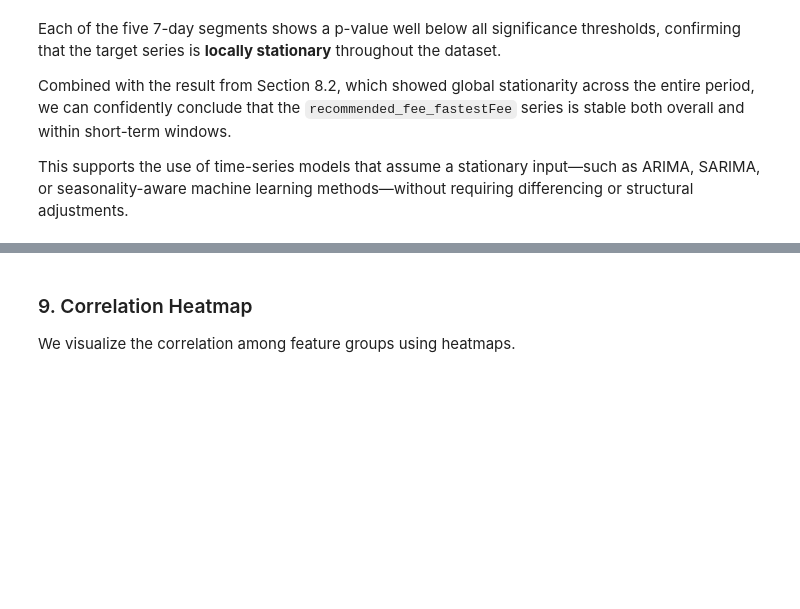
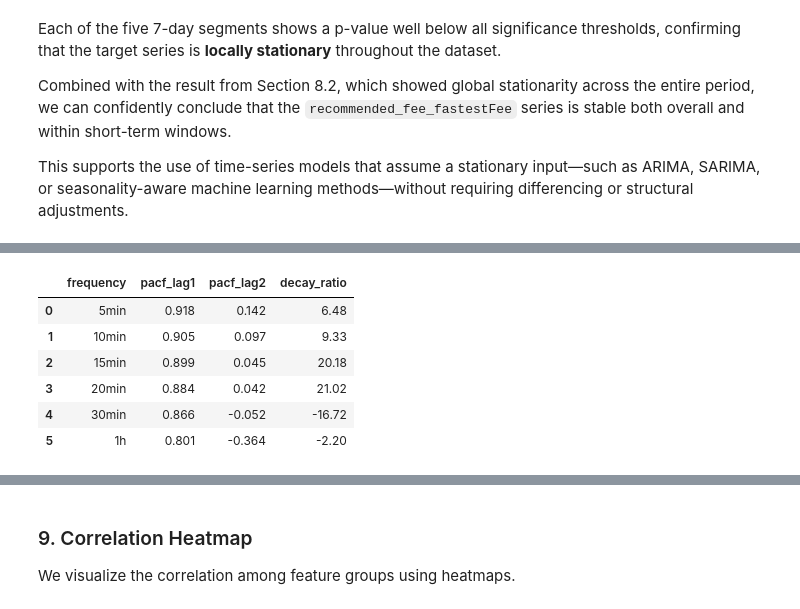
Before and after one commit to UBC-MDS/Capstone_SatCast_Trilemma, a Jupyter notebook: analysis/data_spec.ipynb, the cells around one changed output, grey strips where cells are left out. Saved outputs shown, nothing was run; the diff lists cells and outputs as text; code cells hidden in the pictures; blank space fills up the shorter version.

```diff
--- a/analysis/data_spec.ipynb
+++ b/analysis/data_spec.ipynb
@@ -643,0 +651,34 @@ We visualize autocorrelation patterns to support lag structure analysis.
+# %%
+freqs = ['5min', '10min', '15min', '20min', '30min', '1h']
+results = []
+
+for freq in freqs:
+    # Resample and drop NA
+    resampled = df['recommended_fee_fastestFee'].resample(freq).mean().dropna()
+
+    # Compute PACF up to lag 5
+    pacf_vals = pacf(resampled, nlags=5, method='yw')
+
+    # Safety check
+    if len(pacf_vals) >= 3:
+        lag1 = pacf_vals[1]
+        lag2 = pacf_vals[2]
+        decay_ratio = lag1 / lag2 if lag2 != 0 else float('inf')
+
+        results.append({
+            'frequency': freq,
+            'pacf_lag1': round(lag1, 3),
+            'pacf_lag2': round(lag2, 3),
+            'decay_ratio': round(decay_ratio, 2)
+        })
+
+interval_eval_df = pd.DataFrame(results)
+display(interval_eval_df.sort_values(by='pacf_lag1', ascending=False))
+# %% [output]
+|  | frequency | pacf_lag1 | pacf_lag2 | decay_ratio |
+| 0 | 5min | 0.918 | 0.142 | 6.48 |
+| 1 | 10min | 0.905 | 0.097 | 9.33 |
+| 2 | 15min | 0.899 | 0.045 | 20.18 |
+| 3 | 20min | 0.884 | 0.042 | 21.02 |
+| 4 | 30min | 0.866 | -0.052 | -16.72 |
+| 5 | 1h | 0.801 | -0.364 | -2.20 |
```
Also changed, not shown: parts of 5 cells of this notebook.
